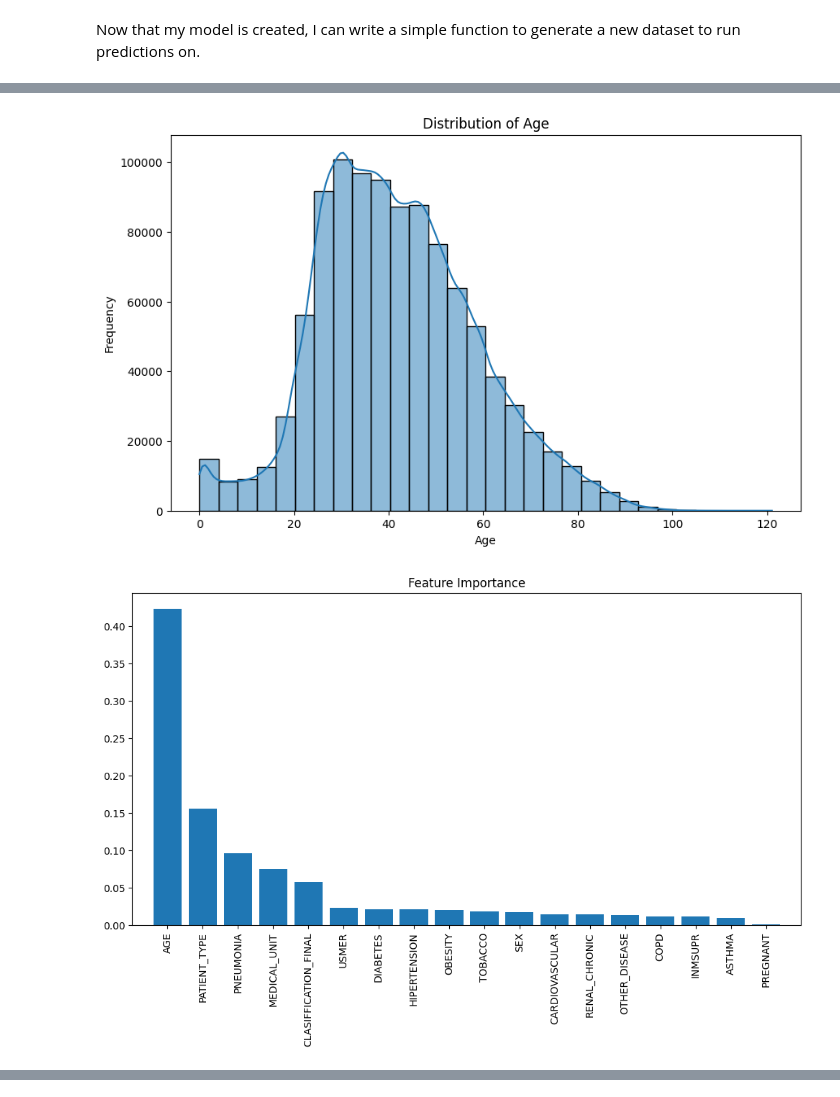
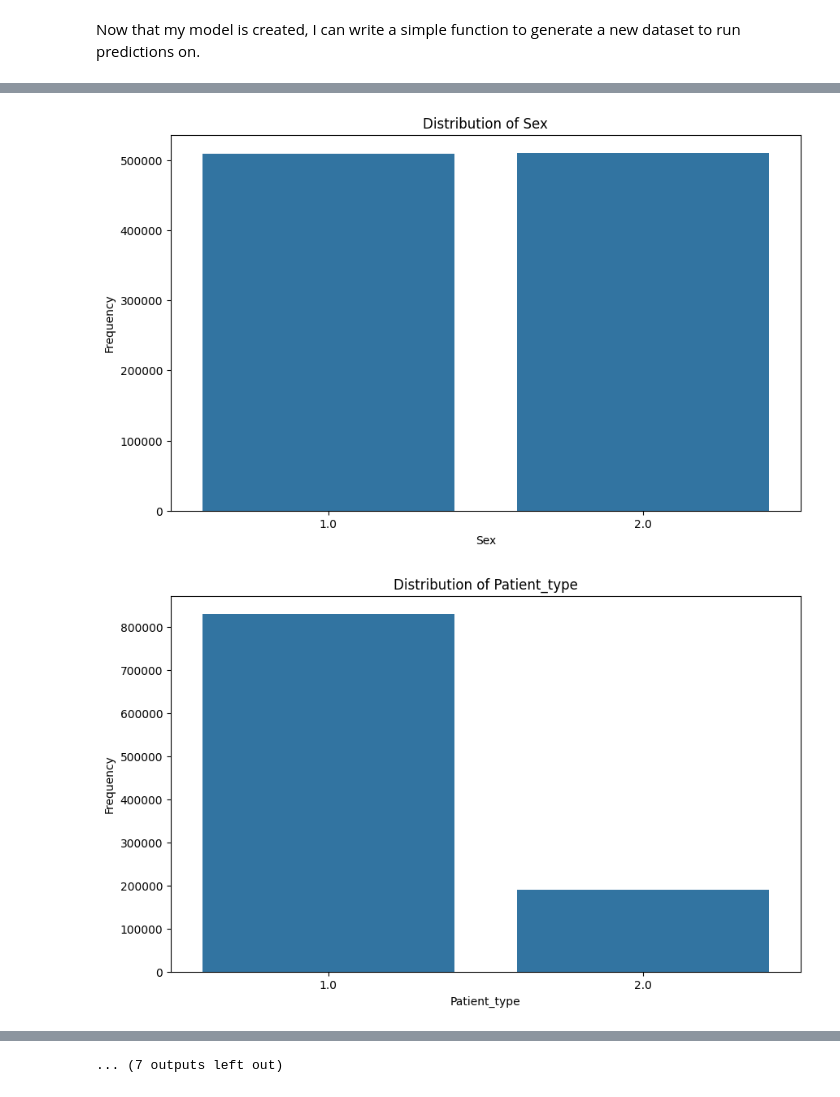
Before and after one commit to anthole95/COVID-19-Predictive-Model, a Jupyter notebook: Project_Files/COVID Data Notebook.ipynb, the cells around one changed output, grey strips where cells are left out. Cells and saved outputs as stored; diff of their text form; code cells hidden in the pictures.

```diff
--- a/Project_Files/COVID Data Notebook.ipynb
+++ b/Project_Files/COVID Data Notebook.ipynb
@@ -120,6 +121,9 @@ ICU                     848544         0      7488
 
 # Create a copy of the original DataFrame to work on, preserving the original data
 cleaned_df = covid_df.copy()
+
+# Rename the column 'HIPERTENSION' to 'HYPERTENSION'
+cleaned_df.rename(columns={'HIPERTENSION': 'HYPERTENSION'}, inplace=True)
 
 # Update 'PREGNANT' column:
 # - For female patients ('SEX' == 2) with 'PREGNANT' values 97 or 98, set 'PREGNANT' to 2 (not pregnant).
@@ -134,7 +138,7 @@ cleaned_df.loc[(cleaned_df['PATIENT_TYPE'] == 1) & (cleaned_df['ICU'].isin([97,
 cleaned_df.loc[(cleaned_df['PATIENT_TYPE'] == 1) & (cleaned_df['INTUBED'].isin([97, 99])), 'INTUBED'] = 2
 
 # Define a list of medical conditions to process
-medical_conditions = ['PNEUMONIA', 'ASTHMA', 'COPD', 'DIABETES', 'HIPERTENSION', 'OTHER_DISEASE', 'CARDIOVASCULAR', 'OBESITY', 'RENAL_CHRONIC', 'TOBACCO']
+medical_conditions = ['PNEUMONIA', 'ASTHMA', 'COPD', 'DIABETES', 'HYPERTENSION', 'OTHER_DISEASE', 'CARDIOVASCULAR', 'OBESITY', 'RENAL_CHRONIC', 'TOBACCO']
 
 # Iterate through each medical condition column:
 # - For each column, set values 97, 98, and 99 to NaN (indicating missing or not applicable values)
@@ -324,7 +328,7 @@ To account for these NaN values, I am considering to just drop the values as dro
 imputed_df = cleaned_df.copy()
 
 # List of binary attributes
-binary_attributes = ['INTUBED', 'PNEUMONIA', 'PREGNANT', 'DIABETES', 'COPD','ASTHMA', 'INMSUPR', 'HIPERTENSION', 'OTHER_DISEASE', 'CARDIOVASCULAR', 'OBESITY', 'RENAL_CHRONIC', 'TOBACCO', 'ICU']
+binary_attributes = ['INTUBED', 'PNEUMONIA', 'PREGNANT', 'DIABETES', 'COPD','ASTHMA', 'INMSUPR', 'HYPERTENSION', 'OTHER_DISEASE', 'CARDIOVASCULAR', 'OBESITY', 'RENAL_CHRONIC', 'TOBACCO', 'ICU']
 
 # Impute missing values for binary attributes with the mode (most frequent value)
 for column in binary_attributes:
@@ -580,28 +590,38 @@ Here are some visuals generated based on the dataset and the model
 # %%
-# Distribution of AGE
-plt.figure(figsize=(10, 6))
-sns.histplot(dropped_df['AGE'], bins=30, kde=True)
-plt.title('Distribution of Age')
-plt.xlabel('Age')
-plt.ylabel('Frequency')
-plt.show()
+# Create a list of columns to plot
+columns_to_plot = ['SEX', 'PATIENT_TYPE', 'PNEUMONIA', 'DIABETES', 'COPD','ASTHMA', 'INMSUPR', 'HYPERTENSION', 'OTHER_DISEASE', 'CARDIOVASCULAR', 'OBESITY', 'RENAL_CHRONIC', 'TOBACCO', 'CLASIFFICATION_FINAL', 'ICU', 'INTUBED', 'AGE']
+
+# Iterate over the columns and create a plot for each
+for column in columns_to_plot:
+    plt.figure(figsize=(10, 6))
+    if dropped_df[column].dtype in ['int64', 'float64'] and column != 'AGE':
+        # Plot for categorical data
+        sns.countplot(x=dropped_df[column])
+        plt.ylabel('Frequency')
+    else:
+        # Plot for continuous data
+        sns.histplot(dropped_df[column], bins=30, kde=True)
+        plt.ylabel('Frequency')
+    plt.title(f'Distribution of {column.capitalize()}')
+    plt.xlabel(column.capitalize())
+    plt.show()
 
 # Feature Importance
 importances = model_intubed.feature_importances_
 indices = np.argsort(importances)[::-1]
 plt.figure(figsize=(12, 6))
 plt.title("Feature Importance")
 plt.bar(range(X.shape[1]), importances[indices], align="center")
 plt.xticks(range(X.shape[1]), X.columns[indices], rotation=90)
 plt.xlim([-1, X.shape[1]])
 plt.show()
 
 # Correlation Heatmap
 plt.figure(figsize=(12, 10))
 correlation_matrix = dropped_df.corr()
 sns.heatmap(correlation_matrix, annot=True, cmap='coolwarm')
 plt.title('Correlation Heatmap')
 plt.show()
 # %% [output]
-[figure, old version]
+[figure, new version]
-[figure, old version]
+[figure, new version]
@@ -608,0 +638 @@ plt.show()
+... (7 outputs left out)
```
Also changed, not shown: parts of 7 cells of this notebook.
